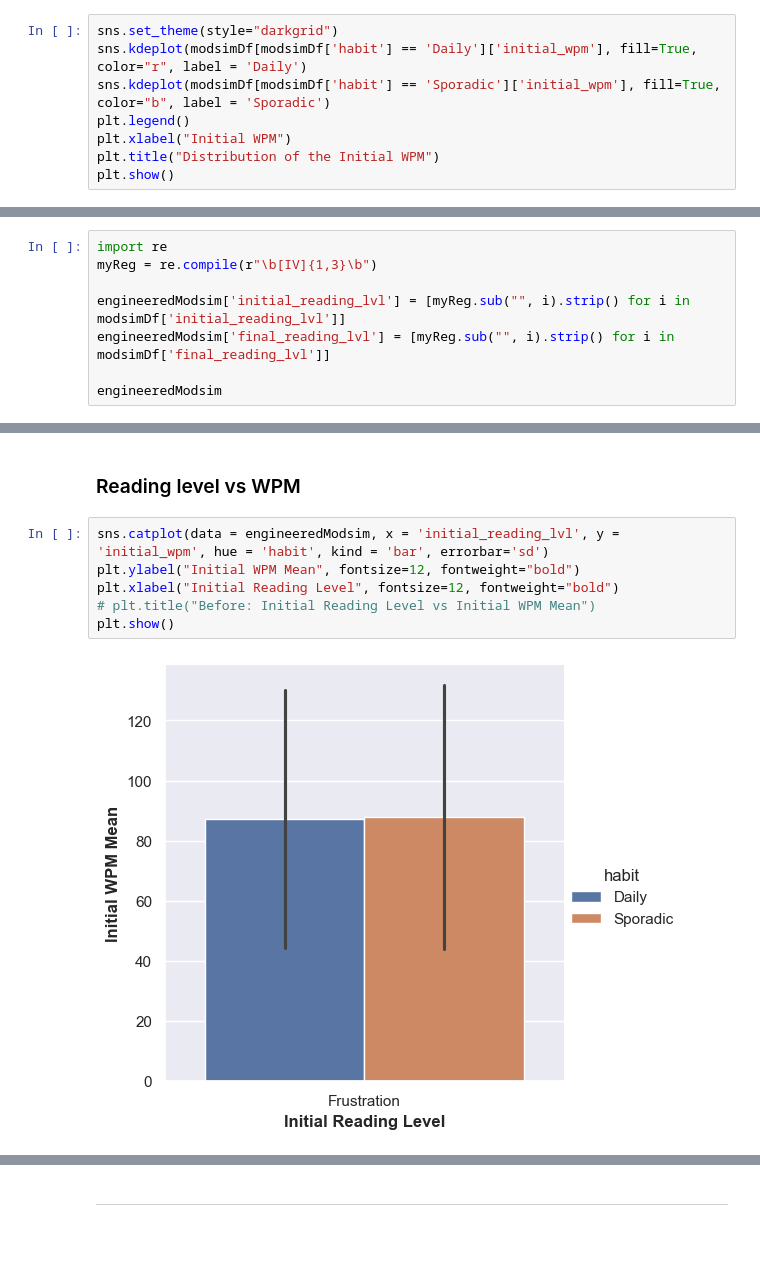
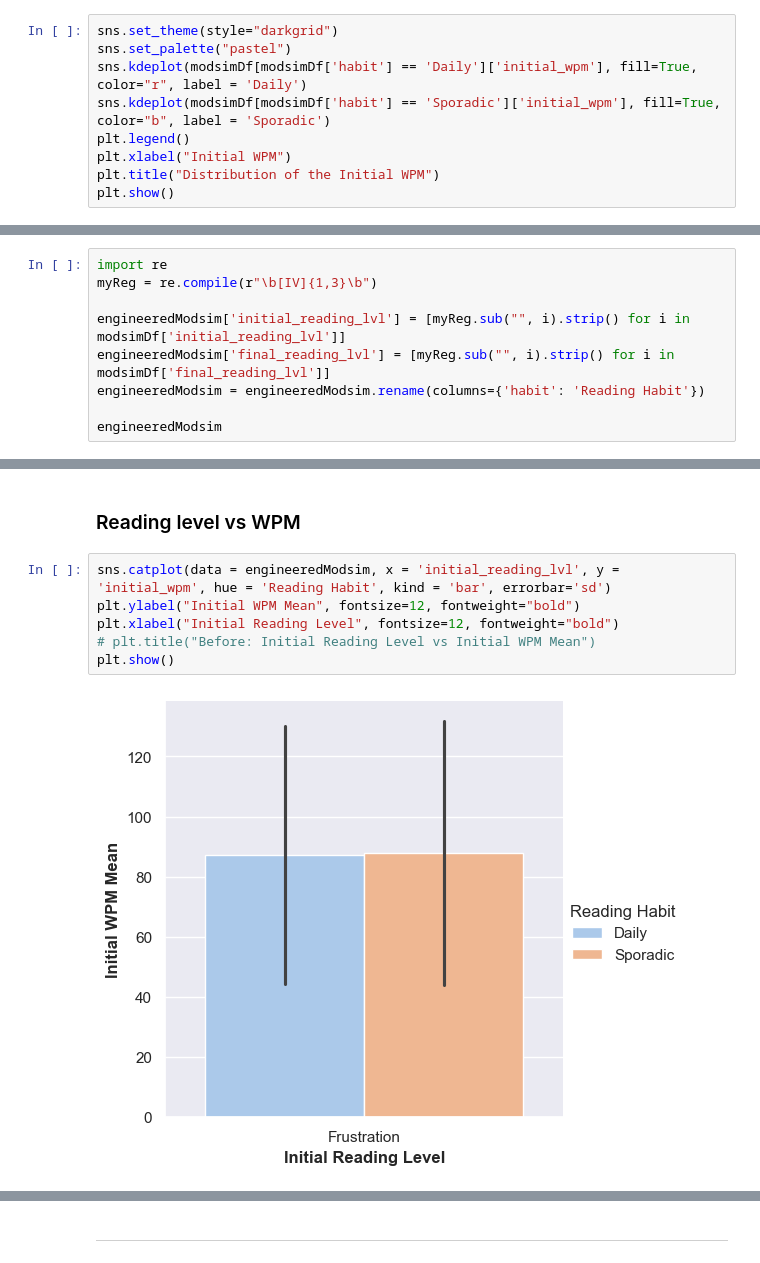
Before and after one commit to kimodri/school-projects, a Jupyter notebook: ModsimFINALFINAL.ipynb, the cells around one changed output, grey strips where cells are left out. Drawn from its saved outputs; the diff is of its cells as text.

Commit message:
Modified the charts

```diff
--- a/ModsimFINALFINAL.ipynb
+++ b/ModsimFINALFINAL.ipynb
@@ -370,6 +370,7 @@ modsimDf
 They look the same
 # %%
 sns.set_theme(style="darkgrid")
+sns.set_palette("pastel")
 sns.kdeplot(modsimDf[modsimDf['habit'] == 'Daily']['initial_wpm'], fill=True, color="r", label = 'Daily')
 sns.kdeplot(modsimDf[modsimDf['habit'] == 'Sporadic']['initial_wpm'], fill=True, color="b", label = 'Sporadic')
 plt.legend()
@@ -618,6 +617,7 @@ myReg = re.compile(r"\b[IV]{1,3}\b")
 
 engineeredModsim['initial_reading_lvl'] = [myReg.sub("", i).strip() for i in modsimDf['initial_reading_lvl']]
 engineeredModsim['final_reading_lvl'] = [myReg.sub("", i).strip() for i in modsimDf['final_reading_lvl']]
+engineeredModsim = engineeredModsim.rename(columns={'habit': 'Reading Habit'})
 
 engineeredModsim
 # %% [output]
@@ -690,11 +690,11 @@ plt.show()
 # %% [markdown]
 ### Reading level vs WPM
 # %%
-sns.catplot(data = engineeredModsim, x = 'initial_reading_lvl', y = 'initial_wpm', hue = 'habit', kind = 'bar', errorbar='sd')
+sns.catplot(data = engineeredModsim, x = 'initial_reading_lvl', y = 'initial_wpm', hue = 'Reading Habit', kind = 'bar', errorbar='sd')
 plt.ylabel("Initial WPM Mean", fontsize=12, fontweight="bold")
 plt.xlabel("Initial Reading Level", fontsize=12, fontweight="bold")
 # plt.title("Before: Initial Reading Level vs Initial WPM Mean")
 plt.show()
 # %% [output]
-[figure, old version]
+[figure, new version]
 # %%
```
Also changed, not shown: parts of 34 cells of this notebook, 1 other file.
